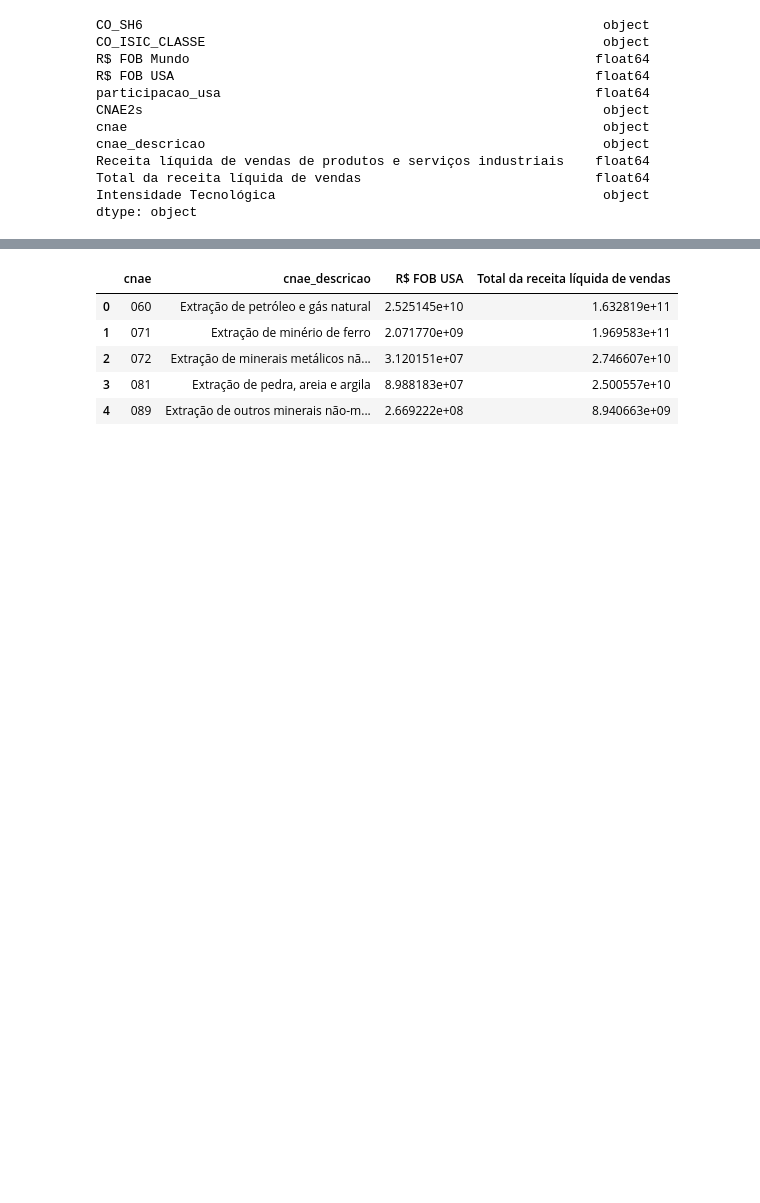
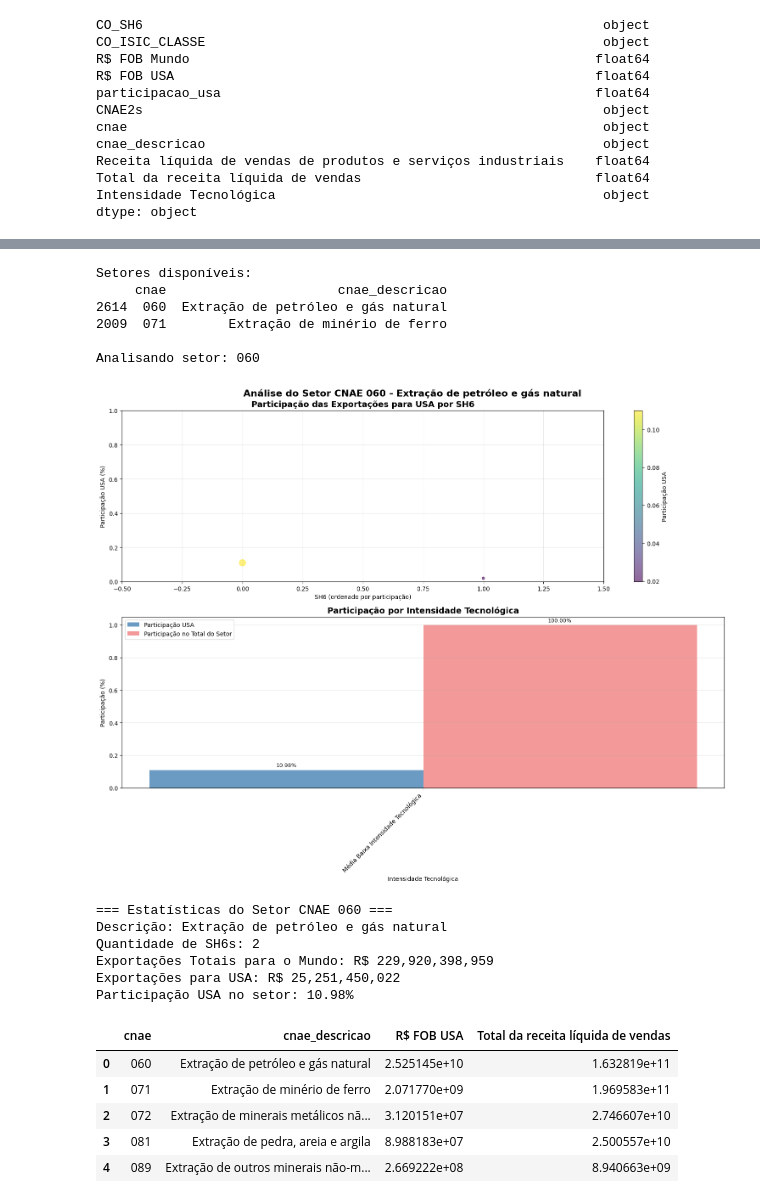
Before and after one commit to amiltonmendes/analise_insumo_produto, a Jupyter notebook: Priorização Setores.ipynb, the cells around one changed output, grey strips where cells are left out. Saved outputs shown, nothing was run; the diff lists cells and outputs as text; code cells hidden in the pictures; blank space fills up the shorter version.

Commit message:
Atualização setores

```diff
--- a/Priorização Setores.ipynb
+++ b/Priorização Setores.ipynb
@@ -422,3 +422,5 @@ tarifas.tail()
 | 6614 | 392113 | Ordem 30/07 | Tarifa de 50% | NaN |
 | 6615 | 481014 | Ordem 30/07 | Tarifa de 50% | NaN |
 | 6616 | 392112 | Ordem 30/07 | Tarifa de 50% | NaN |
+# %%
+tarifas['Articles of Civil Aircraft only'].fillna('',inplace=True)
@@ -424,0 +440,2 @@ tarifas.tail()
+# %%
+tarifas['SH6'] = tarifas['SH6'].astype(str).str.zfill(6)
@@ -439,0 +467,2 @@ dtype: object
+# %%
+exportacoes_pia_tarifas = exportacoes_pia.merge(tarifas.rename(columns={"SH6":"CO_SH6"}),on='CO_SH6',how='left')
@@ -440,3 +686,30 @@ dtype: object
+# %%
+# Exemplo de uso:
+# Listar setores disponíveis
+print("Setores disponíveis:")
+setores_disponiveis = exportacoes_pia_tarifas[['cnae', 'cnae_descricao']].drop_duplicates().sort_values('cnae')
+print(setores_disponiveis.head(2))
+
+# Selecionar um setor específico (exemplo: primeiro setor disponível)
+cnae_exemplo = setores_disponiveis['cnae'].iloc[0]
+print(f"\nAnalisando setor: {cnae_exemplo}")
+
+# Criar os gráficos
+dados_setor, dados_intensidade = criar_graficos_setor(cnae_exemplo, exportacoes_pia_tarifas)
+# %% [output]
+Setores disponíveis:
+     cnae                      cnae_descricao
+2614  060  Extração de petróleo e gás natural
+2009  071        Extração de minério de ferro
+
+Analisando setor: 060
+[figure, added]
+=== Estatísticas do Setor CNAE 060 ===
+Descrição: Extração de petróleo e gás natural
+Quantidade de SH6s: 2
+Exportações Totais para o Mundo: R$ 229,920,398,959
+Exportações para USA: R$ 25,251,450,022
+Participação USA no setor: 10.98%
 # %%
 exportacoes_pia['R$ FOB USA'] = exportacoes_pia['R$ FOB USA'].astype(float)
 exportacoes_pia['Total da receita líquida de vendas'] = exportacoes_pia['Total da receita líquida de vendas'].astype(float)
```
Also changed, not shown: parts of 8 cells of this notebook.
